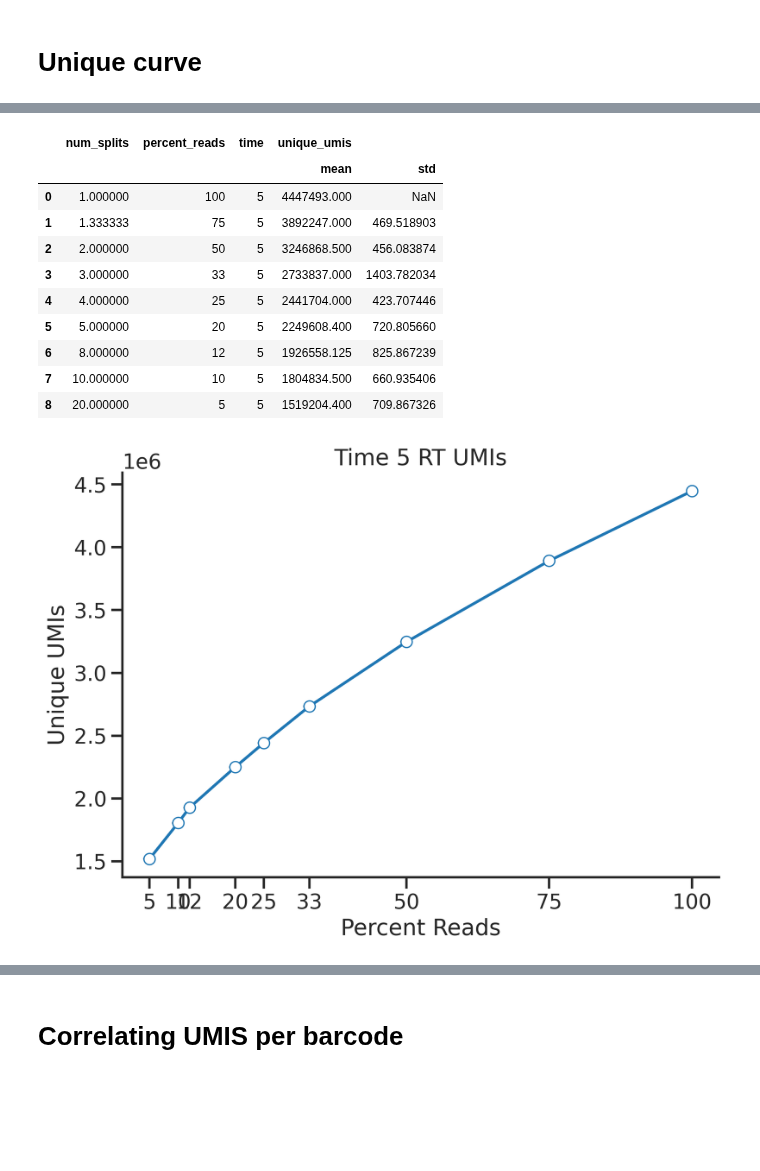
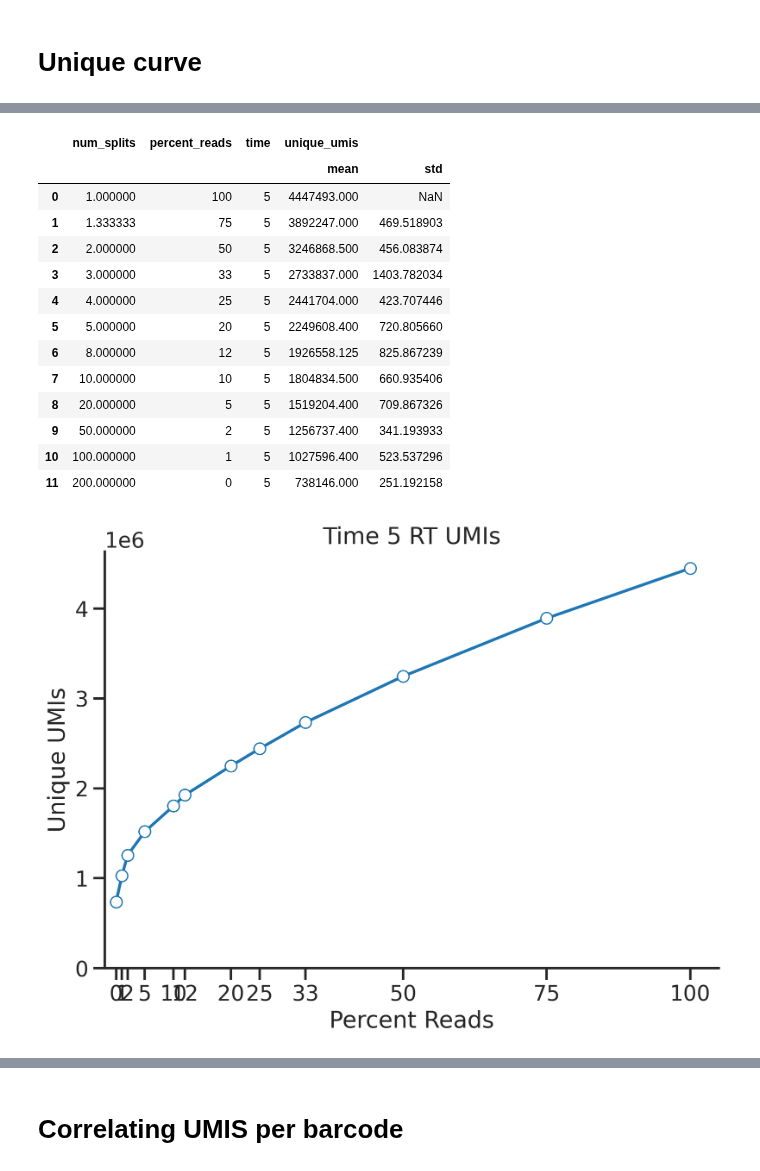
Before and after one commit to sanjanakotha/TREBL-analysis, a Jupyter notebook: notebooks/GCN4/RT UMI Downsampling.ipynb, the cells around one changed output, grey strips where cells are left out. Saved outputs shown, nothing was run; the diff lists cells and outputs as text; code cells hidden in the pictures; blank space fills up the shorter version.

Commit message:
gcn4 and nkx2-2 downsampling

```diff
--- a/notebooks/GCN4/RT UMI Downsampling.ipynb
+++ b/notebooks/GCN4/RT UMI Downsampling.ipynb
@@ -11,6 +11,6 @@ import re
 # %% [markdown]
 # Loading in chunks
 # %%
-chunk_umi_count_paths = glob.glob("../../output/GCN4/downsampling/trebl_experiment_yeast_pool_C_umi_*/*reads_per_umi.tsv")
+chunk_umi_count_paths = glob.glob("../../output/GCN4/downsampling/trebl_experiment_yeast_pool_C_umi_*/*RPTR*reads_per_umi.tsv")
 len(chunk_umi_count_paths)
 # %% [output]
@@ -17,0 +18,32 @@ len(chunk_umi_count_paths)
+# %%
+con = duckdb.connect(database=":memory:")
+
+results = []
+
+for path in tqdm(chunk_umi_count_paths):
+    try:
+        n = con.execute(
+            """
+            SELECT COUNT(DISTINCT UMI)
+            FROM read_csv(
+                ?,
+                delim='\t',
+                header=true,
+                auto_detect=false,
+                columns={
+                    'RPTR_BC': 'VARCHAR',
+                    'UMI': 'VARCHAR',
+                    'reads': 'INTEGER'
+                }
+            )
+            """,
+            [path],
+        ).fetchone()[0]
+
+        results.append({"path": path, "unique_umis": n})
+
+    except Exception as e:
+        results.append({"path": path, "unique_umis": None, "error": str(e)})
+
+df = pd.DataFrame(results)
+df
@@ -126,7 +182,7 @@ def umi_coverage_for_timepoint(tsv_paths, timepoint):
 
     return pd.DataFrame(rows)
 # %%
-chunk_umi_30_25_count_paths = glob.glob("../../output/GCN4/downsampling/trebl_experiment_yeast_pool_C_umi_*/*_30_*4_chunks_*reads_per_umi.tsv")
+chunk_umi_30_25_count_paths = glob.glob("../../output/GCN4/downsampling/trebl_experiment_yeast_pool_C_umi_*/*RPTR*_30_*4_chunks_*reads_per_umi.tsv")
 chunk_umi_30_25_count_paths
 # %% [output]
 ['../../output/GCN4/downsampling/trebl_experiment_yeast_pool_C_umi_RPTR_1_30_S5_R1_001_4_chunks_part_1/RPTR_1_30_S5_R1_001_4_chunks_part_1.fq_reads_per_umi.tsv',
@@ -134,7 +190,7 @@ chunk_umi_30_25_count_paths
  '../../output/GCN4/downsampling/trebl_experiment_yeast_pool_C_umi_RPTR_1_30_S5_R1_001_4_chunks_part_2/RPTR_1_30_S5_R1_001_4_chunks_part_2.fq_reads_per_umi.tsv',
  '../../output/GCN4/downsampling/trebl_experiment_yeast_pool_C_umi_RPTR_1_30_S5_R1_001_4_chunks_part_3/RPTR_1_30_S5_R1_001_4_chunks_part_3.fq_reads_per_umi.tsv']
 # %%
-chunk_umi_5_25_count_paths = glob.glob("../../output/GCN4/downsampling/trebl_experiment_yeast_pool_C_umi_*/*_5_*4_chunks_*reads_per_umi.tsv")
+chunk_umi_5_25_count_paths = glob.glob("../../output/GCN4/downsampling/trebl_experiment_yeast_pool_C_umi_*/*RPTR*_5_*4_chunks_*reads_per_umi.tsv")
 chunk_umi_5_25_count_paths
 # %% [output]
 ['../../output/GCN4/downsampling/trebl_experiment_yeast_pool_C_umi_RPTR_1_5_S2_R1_001_4_chunks_part_4/RPTR_1_5_S2_R1_001_4_chunks_part_4.fq_reads_per_umi.tsv',
@@ -321,6 +387,9 @@ time_5_summary
 | 6 | 8.000000 | 12 | 5 | 1926558.125 | 825.867239 |
 | 7 | 10.000000 | 10 | 5 | 1804834.500 | 660.935406 |
 | 8 | 20.000000 | 5 | 5 | 1519204.400 | 709.867326 |
+| 9 | 50.000000 | 2 | 5 | 1256737.400 | 341.193933 |
+| 10 | 100.000000 | 1 | 5 | 1027596.400 | 523.537296 |
+| 11 | 200.000000 | 0 | 5 | 738146.000 | 251.192158 |
 # %%
 time_5_summary.to_csv("../../output/downsampling_t5_summary.csv")
 # %%
@@ -329,35 +398,36 @@ sns.set(style="ticks")
 sns.set_context('talk')
 
 # Extract mean and std for unique_umis
 y_mean = time_5_summary[('unique_umis', 'mean')]
 y_std = time_5_summary[('unique_umis', 'std')]
 x = time_5_summary['percent_reads']
 
 # Plot
 plt.figure(figsize=(8,6), dpi = 300)
 
 ax = plt.errorbar(
     x=x,
     y=y_mean,
     yerr=y_std,
     fmt='-o',
     capsize=5,
     color='tab:blue',
     ecolor='tab:gray',
     elinewidth=2,
     markerfacecolor='white'
 )
 
 plt.xlabel("Percent Reads")
 plt.ylabel("Unique UMIs")
 plt.title("Time 5 RT UMIs")
 plt.xticks(x)
 plt.tight_layout()
-
+plt.xlim(-2,)
+plt.ylim(-2,)
 
 sns.despine()
 # %% [output]
-[figure, old version]
+[figure, new version]
 # %%
 time_30_total_reads = 529157819
 time_5_total_reads = 294858099
```
Also changed, not shown: parts of 19 cells of this notebook, 37 other files.
